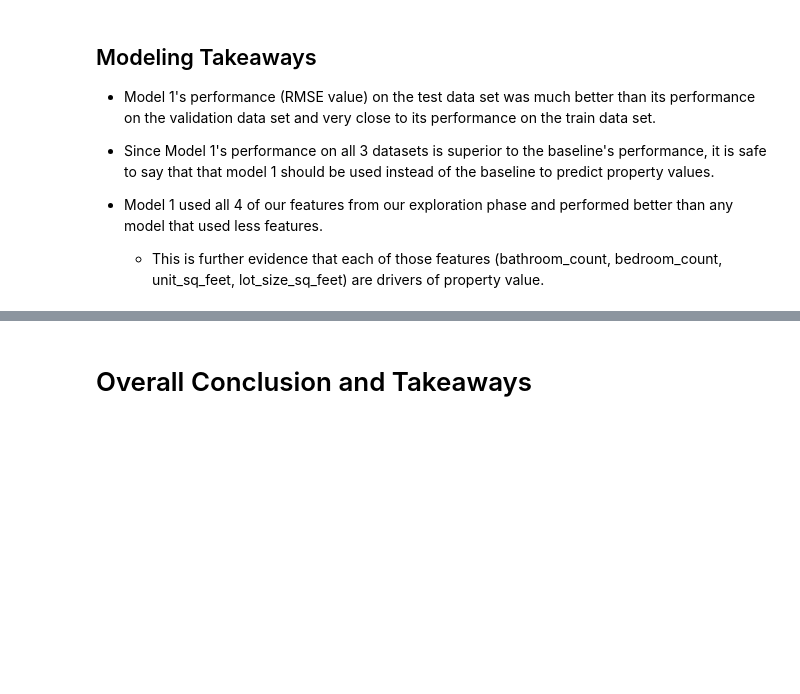
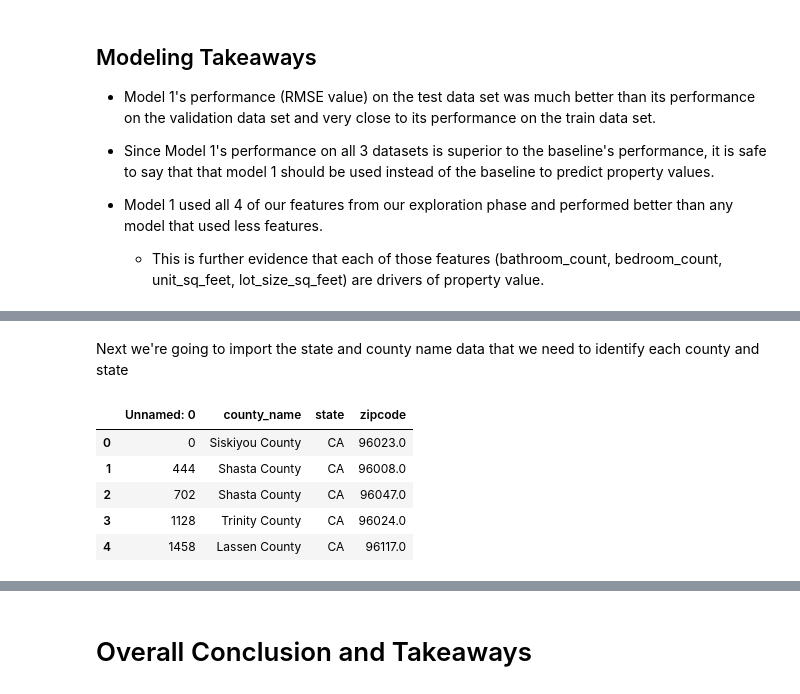
Before and after one commit to Zillow-sam-and-matt/Zillow, a Jupyter notebook: zillow_project_main_notebook.ipynb, the cells around one changed output, grey strips where cells are left out. Cells and saved outputs as stored; diff of their text form; code cells hidden in the pictures; blank space fills up the shorter version.

```diff
--- a/zillow_project_main_notebook.ipynb
+++ b/zillow_project_main_notebook.ipynb
@@ -766,0 +795,18 @@ Model 1s RMSE value when predicting property values on the train data set is 558
+# %% [markdown]
+Next we're going to import the state and county name data that we need to identify each county and state
+# %%
+# reading data from external csv with zip, state, and county name info
+county_state_zip = pd.read_csv('county.csv')
+
+# renaming column for readability
+county_state_zip = county_state_zip.rename(columns = {'countyname' : 'county_name'})
+
+# previewing data
+county_state_zip.head()
+# %% [output]
+|  | Unnamed: 0 | county_name | state | zipcode |
+| 0 | 0 | Siskiyou County | CA | 96023.0 |
+| 1 | 444 | Shasta County | CA | 96008.0 |
+| 2 | 702 | Shasta County | CA | 96047.0 |
+| 3 | 1128 | Trinity County | CA | 96024.0 |
+| 4 | 1458 | Lassen County | CA | 96117.0 |
```
Also changed, not shown: parts of 9 cells of this notebook.
